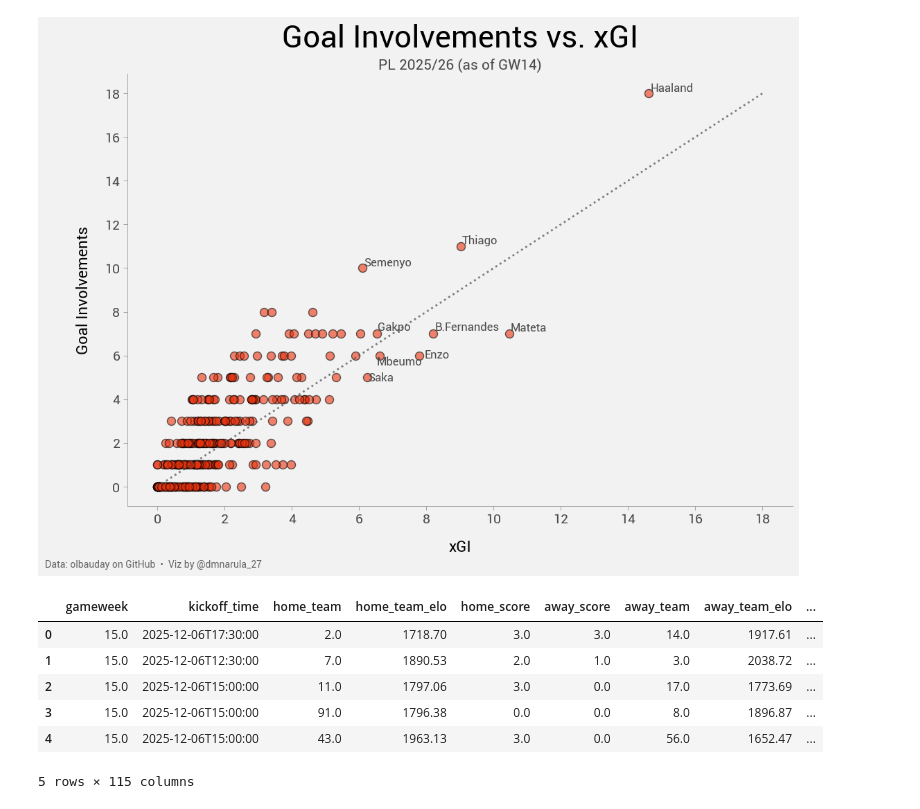
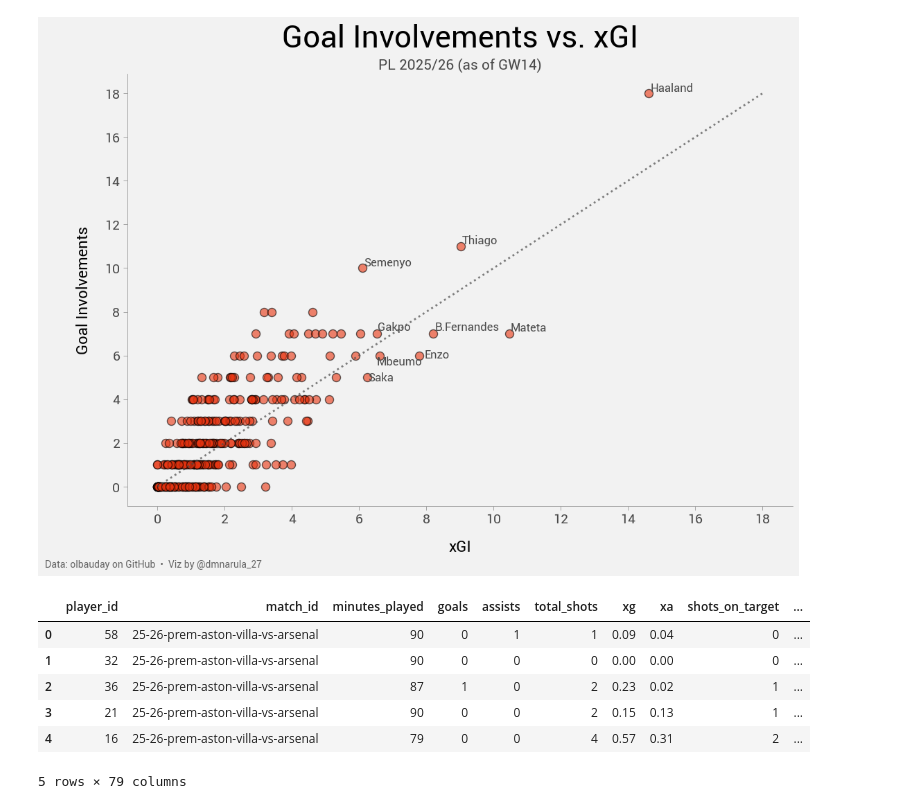
Before and after one commit to dmnarula/football-ds-learning, a Jupyter notebook: week3-visualization/Week3_Projects.ipynb, the cells around one changed output. Drawn from its saved outputs; the diff is of its cells as text; code cells hidden in the pictures.

```diff
--- a/week3-visualization/Week3_Projects.ipynb
+++ b/week3-visualization/Week3_Projects.ipynb
@@ -211,6 +209,11 @@ plt.show()
 # %% [output]
 [figure]
 # %%
+import seaborn as sns
+import numpy as np
+from matplotlib.patches import Rectangle
+import os
+
 # Function to build reusable merge pipeline
 def build_match_df(url_stats, url_players, url_teams, url_matches):
     # Load raw data
@@ -234,30 +237,49 @@ def build_match_df(url_stats, url_players, url_teams, url_matches):
     df_matches["away_team"] = df_matches["away_team"].astype(int)
     df_teams["code"]        = df_teams["code"].astype(int)
 
-    # Merge stats + players (on player_id)
+    # Merge stats + players
     df_sp = df_stats.merge(
         df_players,
         on="player_id",
         how="left"
     )
 
-    # Merge in match info (on match_id)
+    # Merge in match info
     df_spm = df_sp.merge(
         df_matches,
         on="match_id",
         how="left"
     )
 
-    # Merge in team info (on players.team_code → teams.code)
-    df_final = df_spm.merge(
+    # Home team
+    df_spmh = df_spm.merge(
+        df_teams,
+        left_on="home_team",
+        right_on="code",
+        how="left"
+    ).rename(columns={
+        "name": "home_team_name",
+        "short_name": "home_team_short_name"
+    }).drop(columns=["code"])
+
+    # Away team
+    df_spmha = df_spmh.merge(
+        df_teams,
+        left_on="away_team",
+        right_on="code",
+        how="left"
+    ).rename(columns={
+        "name": "away_team_name",
+        "short_name": "away_team_short_name"
+    }).drop(columns=["code"])
+
+    # Player team
+    df_final = df_spmha.merge(
         df_teams,
         left_on="team_code",
         right_on="code",
         how="left"
-    )
-
-    # Clean up names
-    df_final = df_final.rename(columns={
+    ).rename(columns={
         "name": "team_name",
         "short_name": "team_short_name"
     }).drop(columns=["code"])
@@ -266,21 +288,21 @@ def build_match_df(url_stats, url_players, url_teams, url_matches):
 # %%
 # Load gameweek data into stats and players (currently GW15)
 url_stats = "https://raw.githubusercontent.com/olbauday/FPL-Elo-Insights/refs/heads/main/data/2025-2026/By%20Gameweek/GW15/playermatchstats.csv"
 url_players = "https://raw.githubusercontent.com/olbauday/FPL-Elo-Insights/refs/heads/main/data/2025-2026/By%20Gameweek/GW15/players.csv"
 url_teams = "https://raw.githubusercontent.com/olbauday/FPL-Elo-Insights/refs/heads/main/data/2025-2026/By%20Gameweek/GW15/teams.csv"
 url_matches = "https://raw.githubusercontent.com/olbauday/FPL-Elo-Insights/refs/heads/main/data/2025-2026/By%20Gameweek/GW15/matches.csv"
 
 df_final = build_match_df(url_stats, url_players, url_teams, url_matches)
 df_matches = pd.read_csv(url_matches)
-df_matches.head()
+df_final.head()
 # %% [output]
-|  | gameweek | kickoff_time | home_team | home_team_elo | home_score | away_score | away_team | away_team_elo | ... |
-| 0 | 15.0 | 2025-12-06T17:30:00 | 2.0 | 1718.70 | 3.0 | 3.0 | 14.0 | 1917.61 | ... |
-| 1 | 15.0 | 2025-12-06T12:30:00 | 7.0 | 1890.53 | 2.0 | 1.0 | 3.0 | 2038.72 | ... |
-| 2 | 15.0 | 2025-12-06T15:00:00 | 11.0 | 1797.06 | 3.0 | 0.0 | 17.0 | 1773.69 | ... |
-| 3 | 15.0 | 2025-12-06T15:00:00 | 91.0 | 1796.38 | 0.0 | 0.0 | 8.0 | 1896.87 | ... |
-| 4 | 15.0 | 2025-12-06T15:00:00 | 43.0 | 1963.13 | 3.0 | 0.0 | 56.0 | 1652.47 | ... |
+|  | player_id | match_id | minutes_played | goals | assists | total_shots | xg | xa | shots_on_target | ... |
+| 0 | 58 | 25-26-prem-aston-villa-vs-arsenal | 90 | 0 | 1 | 1 | 0.09 | 0.04 | 0 | ... |
+| 1 | 32 | 25-26-prem-aston-villa-vs-arsenal | 90 | 0 | 0 | 0 | 0.00 | 0.00 | 0 | ... |
+| 2 | 36 | 25-26-prem-aston-villa-vs-arsenal | 87 | 1 | 0 | 2 | 0.23 | 0.02 | 1 | ... |
+| 3 | 21 | 25-26-prem-aston-villa-vs-arsenal | 90 | 0 | 0 | 2 | 0.15 | 0.13 | 1 | ... |
+| 4 | 16 | 25-26-prem-aston-villa-vs-arsenal | 79 | 0 | 0 | 4 | 0.57 | 0.31 | 2 | ... |
-5 rows × 115 columns
+5 rows × 79 columns
 # %%
 # Final cleaning
 stats_cols = ["minutes_played", "goals", "assists",
```
Also changed, not shown: parts of 6 cells of this notebook.
